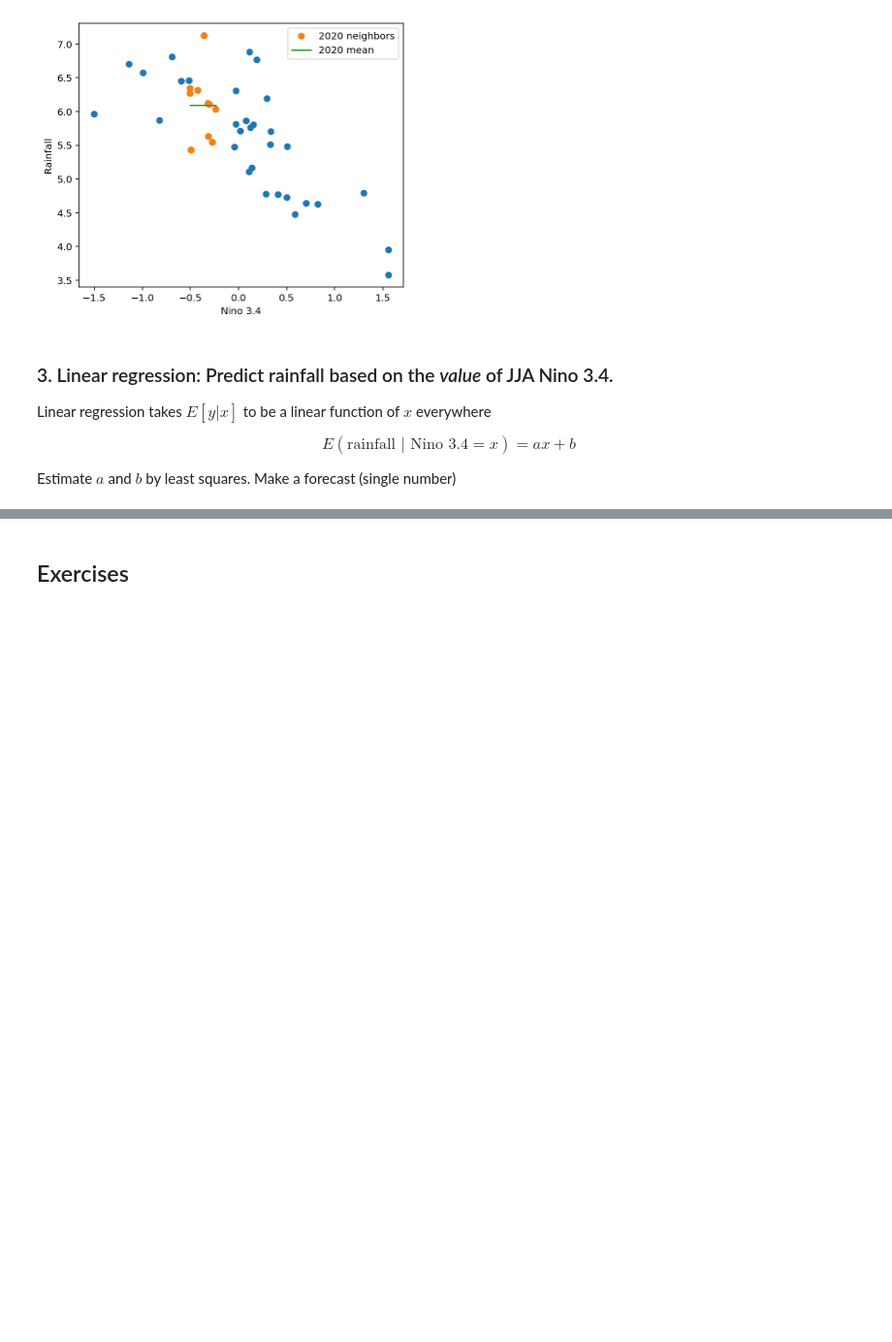
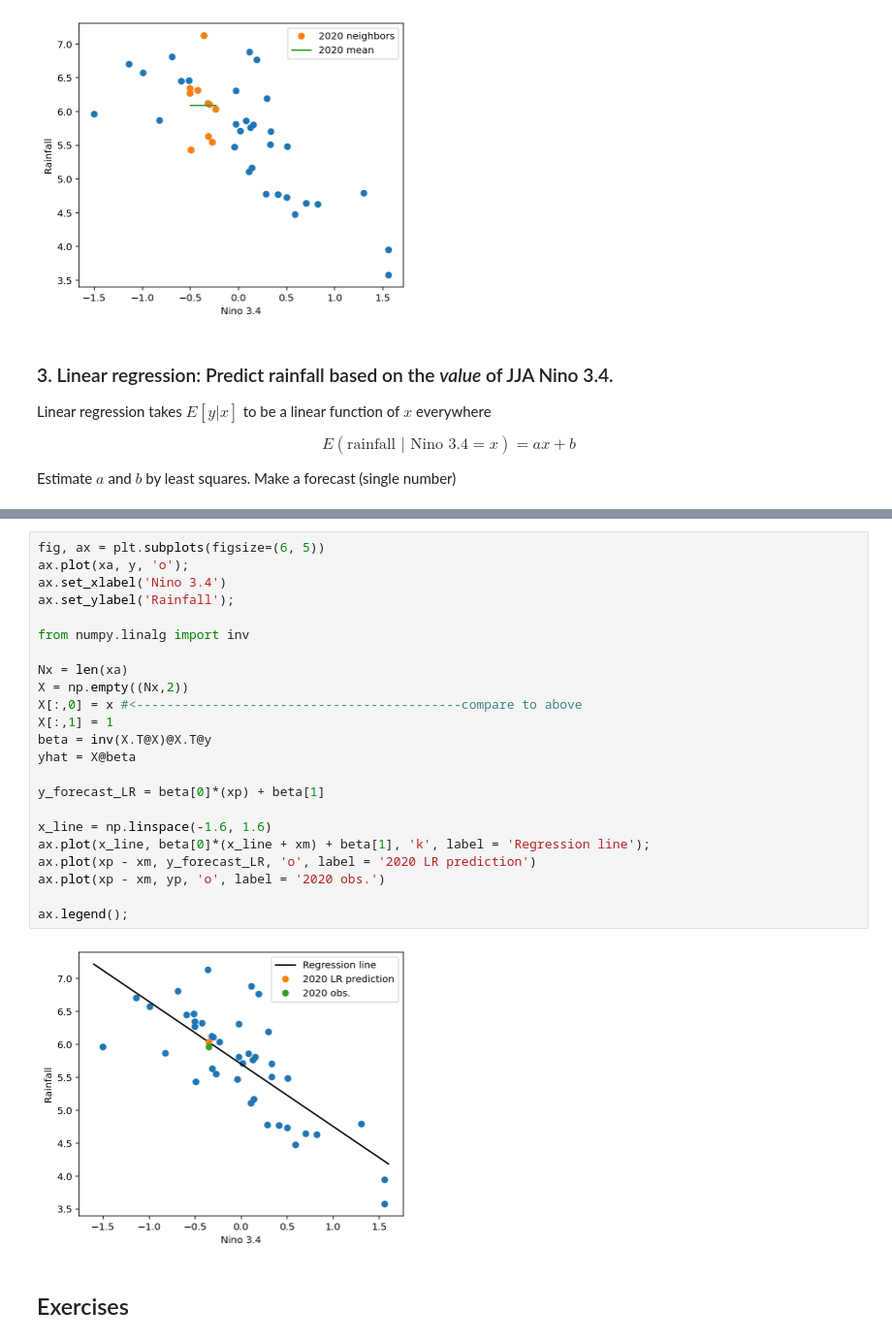
Before and after one commit to mktippett/ENSO-math, a Jupyter notebook: DataLab-04.ipynb, the cells around one changed output, grey strips where cells are left out. Shown at 97% size. Saved outputs shown, nothing was run; the diff lists cells and outputs as text; blank space fills up the shorter version.

```diff
--- a/DataLab-04.ipynb
+++ b/DataLab-04.ipynb
@@ -236,3 +235,28 @@ NameError: name 'b' is not defined
+# %%
+fig, ax = plt.subplots(figsize=(6, 5))
+ax.plot(xa, y, 'o');
+ax.set_xlabel('Nino 3.4')
+ax.set_ylabel('Rainfall');
+
+from numpy.linalg import inv
+
+Nx = len(xa)
+X = np.empty((Nx,2))
+X[:,0] = x #<-------------------------------------------compare to above
+X[:,1] = 1
+beta = inv(X.T@X)@X.T@y
+yhat = X@beta
+
+y_forecast_LR = beta[0]*(xp) + beta[1]
+
+x_line = np.linspace(-1.6, 1.6)
+ax.plot(x_line, beta[0]*(x_line + xm) + beta[1], 'k', label = 'Regression line');
+ax.plot(xp - xm, y_forecast_LR, 'o', label = '2020 LR prediction')
+ax.plot(xp - xm, yp, 'o', label = '2020 obs.')
+
+ax.legend();
+# %% [output]
+[figure, added]
 # %% [markdown]
 ## Exercises
 # %% [markdown]
```
Also changed, not shown: parts of 4 cells of this notebook.
